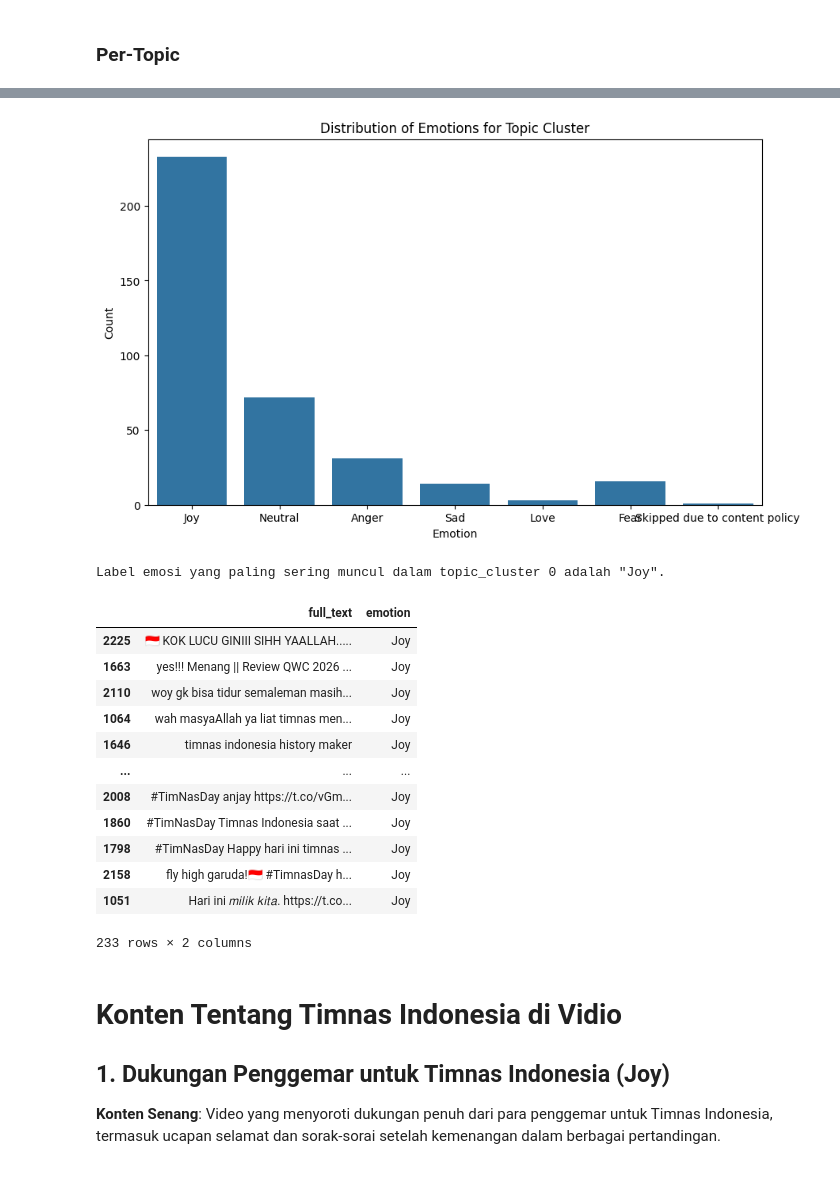
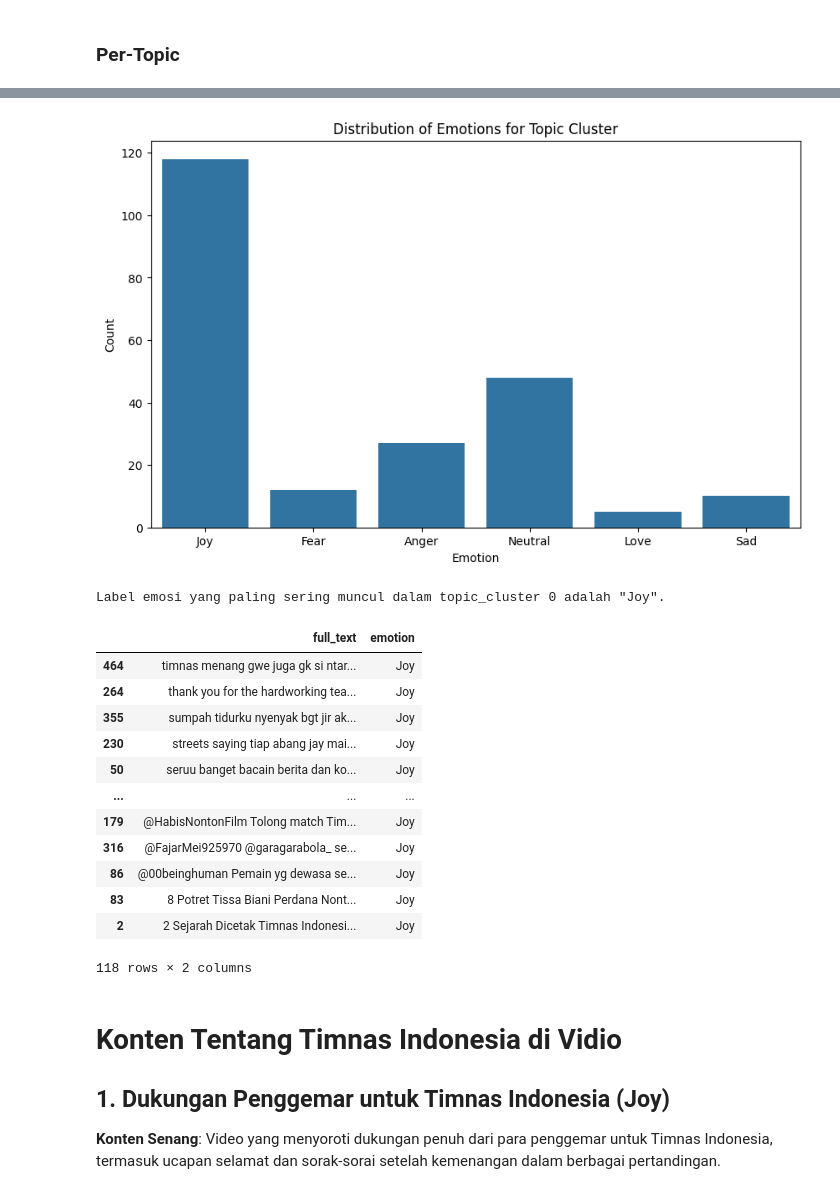
Before and after one commit to rissopanji/KLASIFIKASI-EMOSI, a Jupyter notebook: 09. Representasi Pengetahuan (Knowledge Representation)/knowledge_representation.ipynb, the cells around one changed output, grey strips where cells are left out. Saved outputs shown, nothing was run; the diff lists cells and outputs as text; code cells hidden in the pictures.

```diff
--- a/09. Representasi Pengetahuan (Knowledge Representation)/knowledge_representation.ipynb
+++ b/09. Representasi Pengetahuan (Knowledge Representation)/knowledge_representation.ipynb
@@ -84,0 +85,5 @@ merged_df
+# %%
+#drop duplicated data in full_text
+merged_df = merged_df.drop_duplicates(subset=['full_text'])
+
+merged_df
@@ -141,16 +160,16 @@ merged_df.to_csv('sorted_topic_cluster_counts.csv', index=False)
 # %%
-topic_cluster_0_df = merged_df[merged_df['topic_cluster'] == 0]
+topic_cluster_0_df = merged_df[merged_df['topic_cluster'] == 3]
 
 plt.figure(figsize=(10, 6))
 sns.countplot(data=topic_cluster_0_df, x='emotion')
 
 plt.title('Distribution of Emotions for Topic Cluster')
 plt.xlabel('Emotion')
 plt.ylabel('Count')
 
 plt.show()
 # %% [output]
-[figure, old version]
+[figure, new version]
 # %%
 # Menemukan label emosi yang paling sering muncul
 most_frequent_emotion = topic_cluster_0_df['emotion'].mode()[0]
@@ -170,18 +189,18 @@ emotion_df
 # %% [output]
 Label emosi yang paling sering muncul dalam topic_cluster 0 adalah "Joy".
 |  | full_text | emotion |
-| 2225 | 🇮🇩 KOK LUCU GINIII SIHH YAALLAH..... | Joy |
-| 1663 | yes!!! Menang || Review QWC 2026 ... | Joy |
-| 2110 | woy gk bisa tidur semaleman masih... | Joy |
-| 1064 | wah masyaAllah ya liat timnas men... | Joy |
-| 1646 | timnas indonesia history maker | Joy |
+| 464 | timnas menang gwe juga gk si ntar... | Joy |
+| 264 | thank you for the hardworking tea... | Joy |
+| 355 | sumpah tidurku nyenyak bgt jir ak... | Joy |
+| 230 | streets saying tiap abang jay mai... | Joy |
+| 50 | seruu banget bacain berita dan ko... | Joy |
 | ... | ... | ... |
-| 2008 | #TimNasDay anjay https://t.co/vGm... | Joy |
-| 1860 | #TimNasDay Timnas Indonesia saat ... | Joy |
-| 1798 | #TimNasDay Happy hari ini timnas ... | Joy |
-| 2158 | fly high garuda!🇮🇩️‍ #TimnasDay h... | Joy |
-| 1051 | Hari ini 𝑚𝑖𝑙𝑖𝑘 𝑘𝑖𝑡𝑎. https://t.co... | Joy |
+| 179 | @HabisNontonFilm Tolong match Tim... | Joy |
+| 316 | @FajarMei925970 @garagarabola_ se... | Joy |
+| 86 | @00beinghuman Pemain yg dewasa se... | Joy |
+| 83 | 8 Potret Tissa Biani Perdana Nont... | Joy |
+| 2 | 2 Sejarah Dicetak Timnas Indonesi... | Joy |
-233 rows × 2 columns
+118 rows × 2 columns
 # %% [markdown]
 # Konten Tentang Timnas Indonesia di Vidio
 
```
Also changed, not shown: parts of 7 cells of this notebook, 25 other files.
